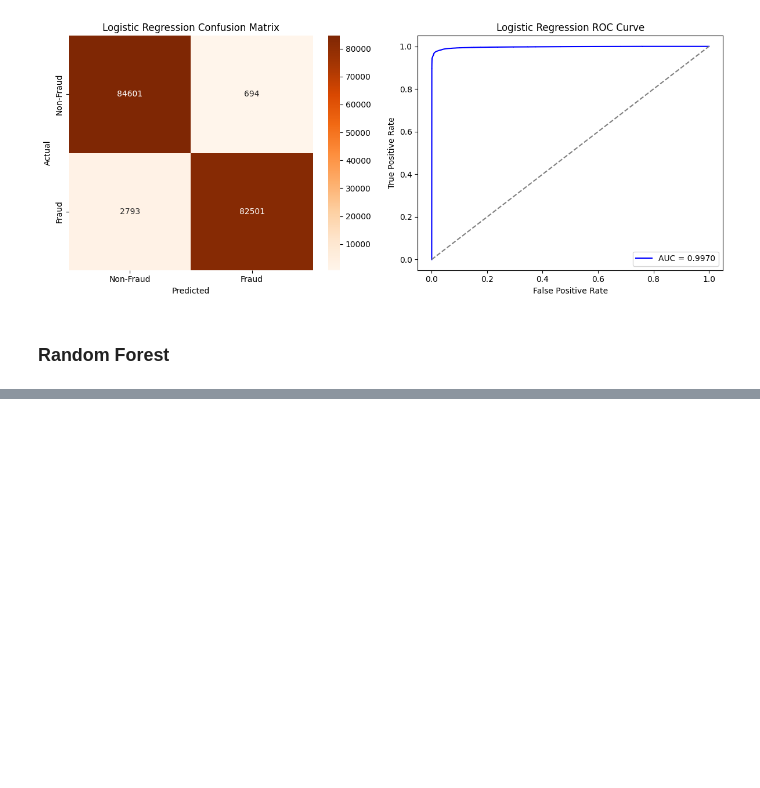
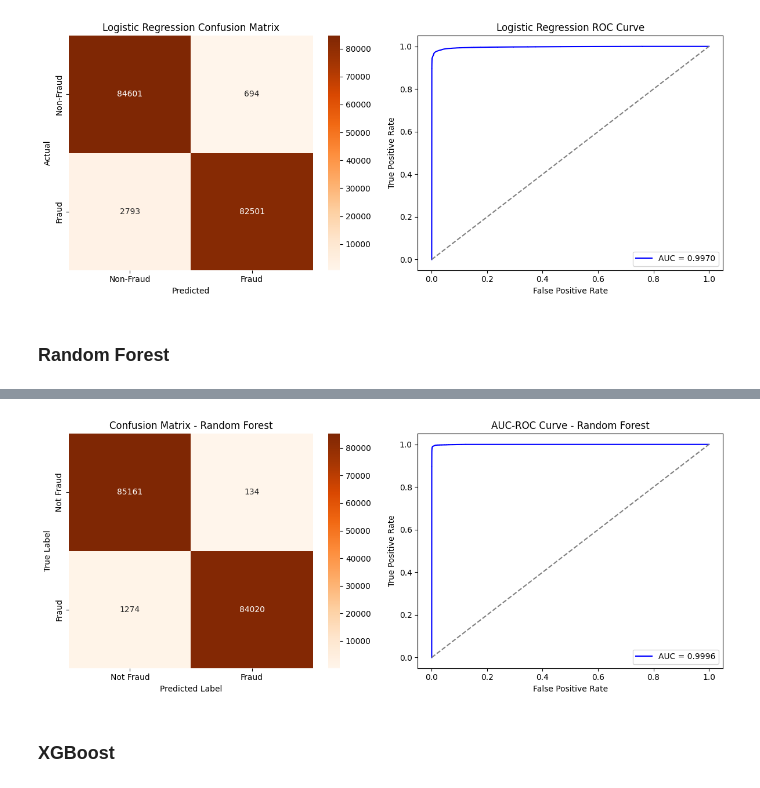
Before and after one commit to bonareri/AI-Powered-Fraud-Detection-System, a Jupyter notebook: fraud_detection.ipynb, the cells around one changed output, grey strips where cells are left out. Cells and saved outputs as stored; diff of their text form; code cells hidden in the pictures; blank space fills up the shorter version.

```diff
--- a/fraud_detection.ipynb
+++ b/fraud_detection.ipynb
@@ -698,0 +656,6 @@ plt.show()
+# %%
+# Initialize Random Forest model
+rf_model = RandomForestClassifier(n_estimators=50, max_depth=10, random_state=42, n_jobs=-1)
+# %%
+# Train the model
+rf_model.fit(X_train_rf, y_train)
@@ -698,0 +665,3 @@ plt.show()
+# %%
+# Make predictions
+y_pred_rf = rf_model.predict(X_test_rf)
@@ -698,0 +676,6 @@ plt.show()
+# %%
+# Confusion Matrix
+conf_matrix_rf = confusion_matrix(y_test, y_pred_rf)
+
+# Classification Report
+class_report_rf = classification_report(y_test, y_pred_rf)
@@ -698,0 +710,31 @@ plt.show()
+# %%
+# Plot Confusion Matrix
+plt.figure(figsize=(12, 5))
+
+plt.subplot(1, 2, 1)  # First subplot
+sns.heatmap(conf_matrix_rf, annot=True, fmt="d", cmap="Oranges", xticklabels=['Not Fraud', 'Fraud'], yticklabels=['Not Fraud', 'Fraud'])
+plt.xlabel("Predicted Label")
+plt.ylabel("True Label")
+plt.title("Confusion Matrix - Random Forest")
+
+# Compute ROC Curve and AUC
+y_prob_rf = rf_model.predict_proba(X_test_rf)[:, 1]  # Get probability scores
+fpr, tpr, _ = roc_curve(y_test, y_prob_rf)
+roc_auc = auc(fpr, tpr)
+
+# Plot AUC-ROC Curve
+plt.subplot(1, 2, 2)  # Second subplot
+plt.plot(fpr, tpr, color='blue', label=f'AUC = {roc_auc:.4f}')
+plt.plot([0, 1], [0, 1], color='gray', linestyle='--')  # Diagonal line
+plt.xlabel("False Positive Rate")
+plt.ylabel("True Positive Rate")
+plt.title("AUC-ROC Curve - Random Forest")
+plt.legend(loc="lower right")
+
+# Show plots
+plt.tight_layout()
+plt.show()
+# %% [output]
+[figure, added]
+# %% [markdown]
+### **XGBoost**
```
Also changed, not shown: parts of 20 cells of this notebook.
